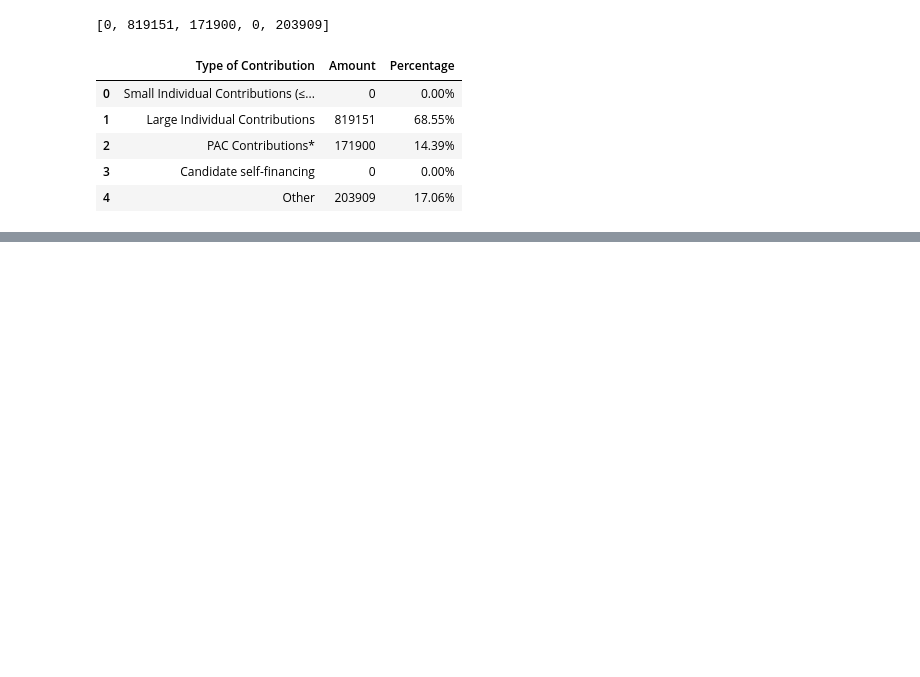
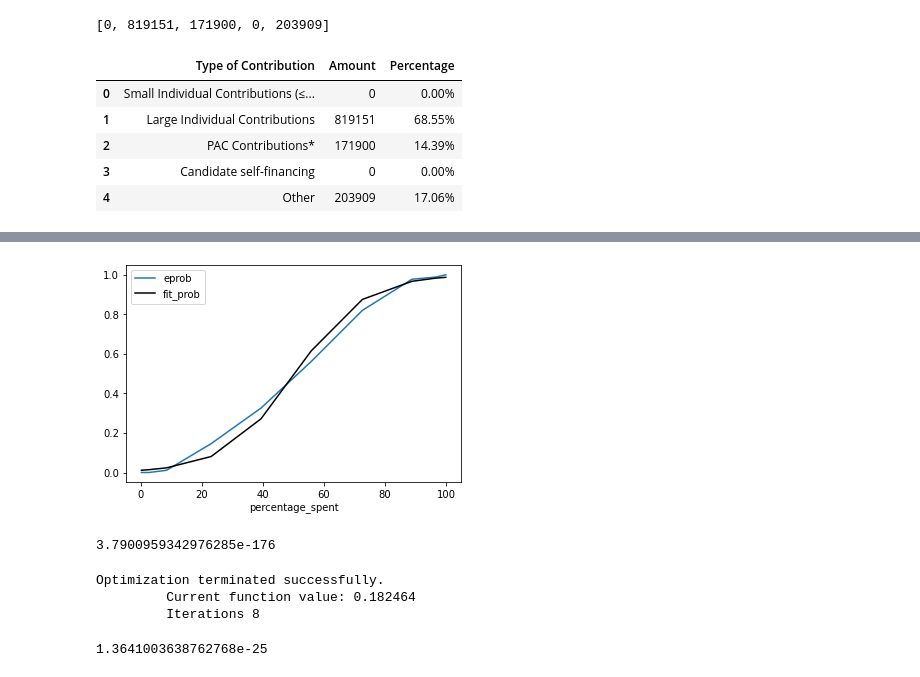
Before and after one commit to tomoumer/webscraping_open_secrets-pizza, a Jupyter notebook: notebooks/TU_webscrape.ipynb, the cells around one changed output, grey strips where cells are left out. Saved outputs shown, nothing was run; the diff lists cells and outputs as text; code cells hidden in the pictures; blank space fills up the shorter version.

```diff
--- a/notebooks/TU_webscrape.ipynb
+++ b/notebooks/TU_webscrape.ipynb
@@ -628,0 +706,15 @@ pd.read_html(str([table for table in soup_TN07.findAll('table') if re.search(r'(
+# %%
+win_summary = (
+    candidate_df
+    .assign(group = pd.qcut(candidate_df['percentage_spent'],
+                            q = 10,
+                            duplicates = 'drop'))
+    .groupby('group')
+    ['win_flag', 'percentage_spent']
+    .mean()
+    .reset_index()
+    .rename(columns = {'win_flag': 'eprob'})
+)
+# %%
+win_summary['fit_prob'] = win_spend_logreg.predict(win_summary[['percentage_spent']])
+win_summary
@@ -628,0 +733,7 @@ pd.read_html(str([table for table in soup_TN07.findAll('table') if re.search(r'(
+# %%
+ax = win_summary.plot(x = 'percentage_spent', y = 'eprob')
+win_summary.plot(x = 'percentage_spent', y = 'fit_prob',
+                color = 'black',
+                ax = ax);
+# %% [output]
+[figure, added]
@@ -628,0 +745,15 @@ pd.read_html(str([table for table in soup_TN07.findAll('table') if re.search(r'(
+# %%
+dd_test(reduced_model, win_spend_logreg)
+# %% [output]
+3.7900959342976285e-176
+# %%
+full_model = smf.logit('win_flag ~ incumbent_flag + percentage_spent',
+                        data = candidate_df).fit()
+# %% [output]
+Optimization terminated successfully.
+         Current function value: 0.182464
+         Iterations 8
+# %%
+dd_test(win_spend_logreg, full_model)
+# %% [output]
+1.3641003638762768e-25
```
Also changed, not shown: parts of 19 cells of this notebook.
